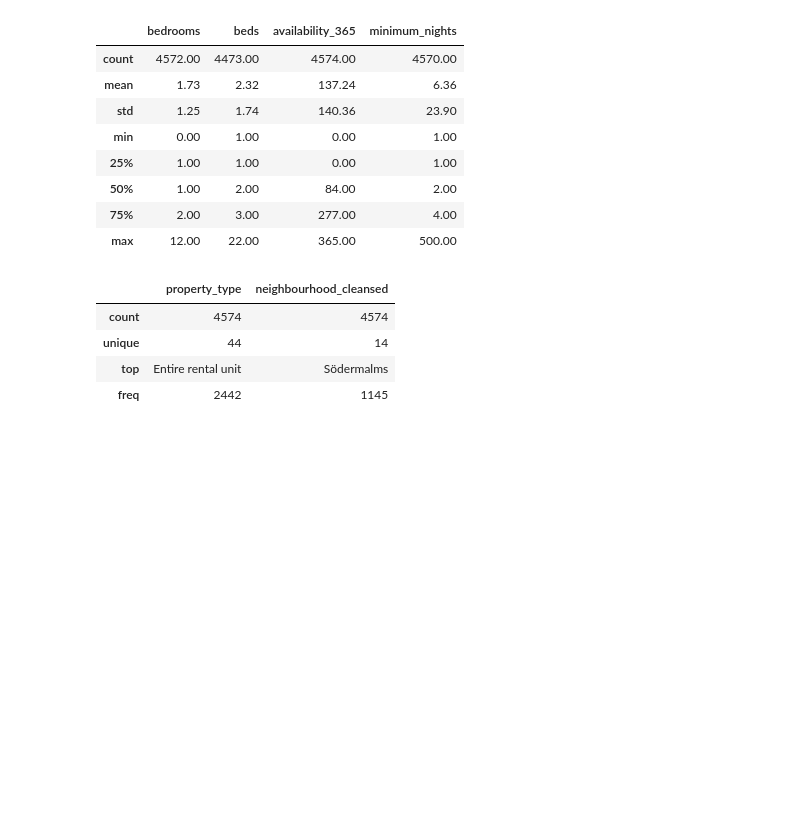
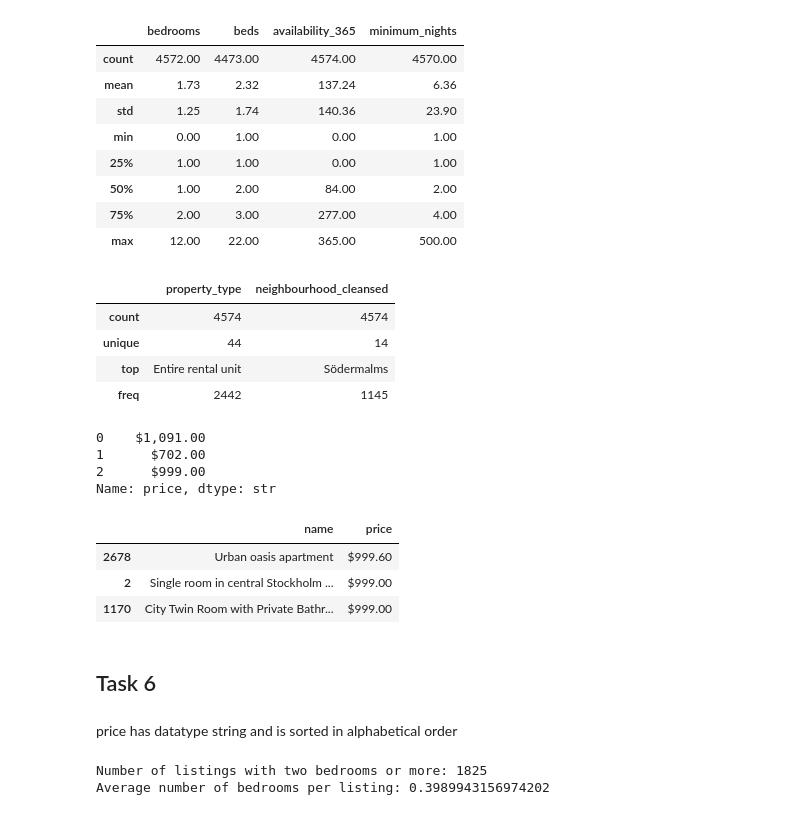
Before and after one commit to sven-0414/py-ai-lab, a Jupyter notebook: data_analysis/lab1.ipynb, the cells around one changed output. Drawn from its saved outputs; the diff is of its cells as text; code cells hidden in the pictures; blank space fills up the shorter version.

Commit message:
task 7a

```diff
--- a/data_analysis/lab1.ipynb
+++ b/data_analysis/lab1.ipynb
@@ -200,3 +200,28 @@ listings[['property_type', 'neighbourhood_cleansed']].describe()
 | unique | 44 | 14 |
 | top | Entire rental unit | Södermalms |
 | freq | 2442 | 1145 |
+# %%
+listings['price'].head(3)
+# %% [output]
+0    $1,091.00
+1      $702.00
+2      $999.00
+Name: price, dtype: str
+# %%
+listings[['name', 'price']].sort_values('price', ascending=False).head(3)
+# %% [output]
+|  | name | price |
+| 2678 | Urban oasis apartment | $999.60 |
+| 2 | Single room in central Stockholm ... | $999.00 |
+| 1170 | City Twin Room with Private Bathr... | $999.00 |
+# %% [markdown]
+## Task 6
+# %% [markdown]
+price has datatype string and is sorted in alphabetical order
+# %%
+mask = listings['bedrooms'] >= 2
+
+print(f"Number of listings with two bedrooms or more: {mask.sum()}\nAverage number of bedrooms per listing: {mask.mean()}")
+# %% [output]
+Number of listings with two bedrooms or more: 1825
+Average number of bedrooms per listing: 0.3989943156974202
```
